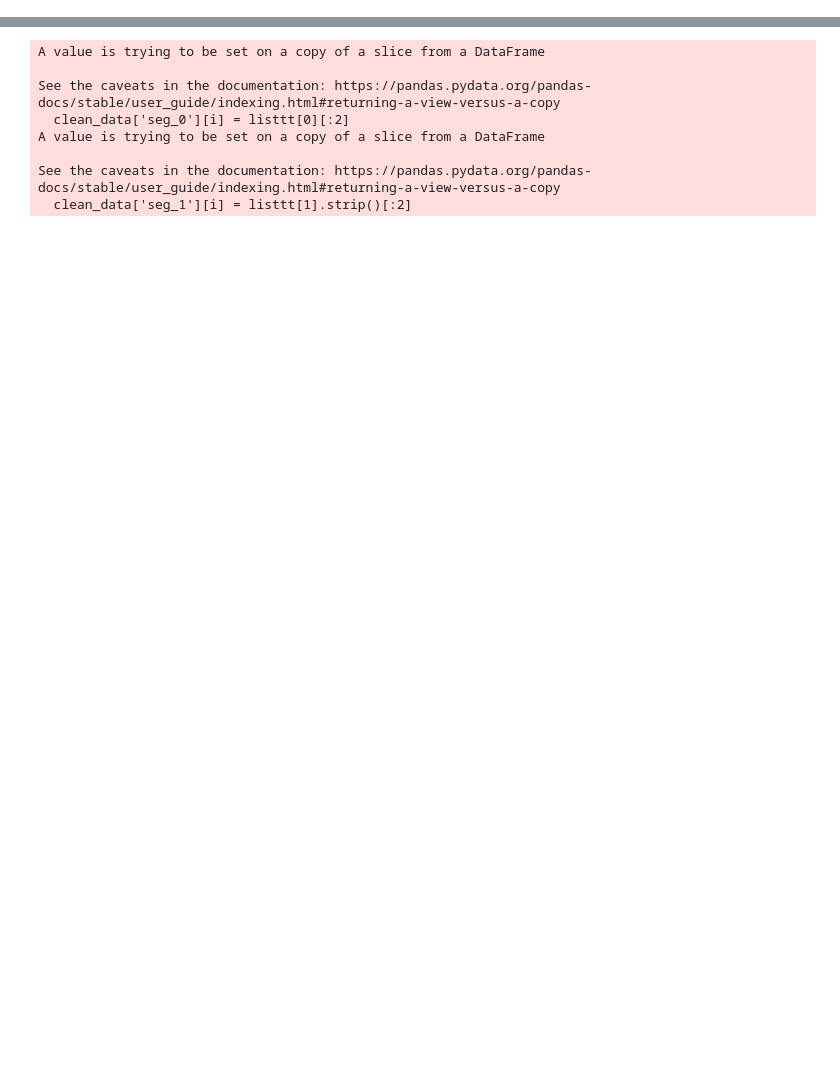
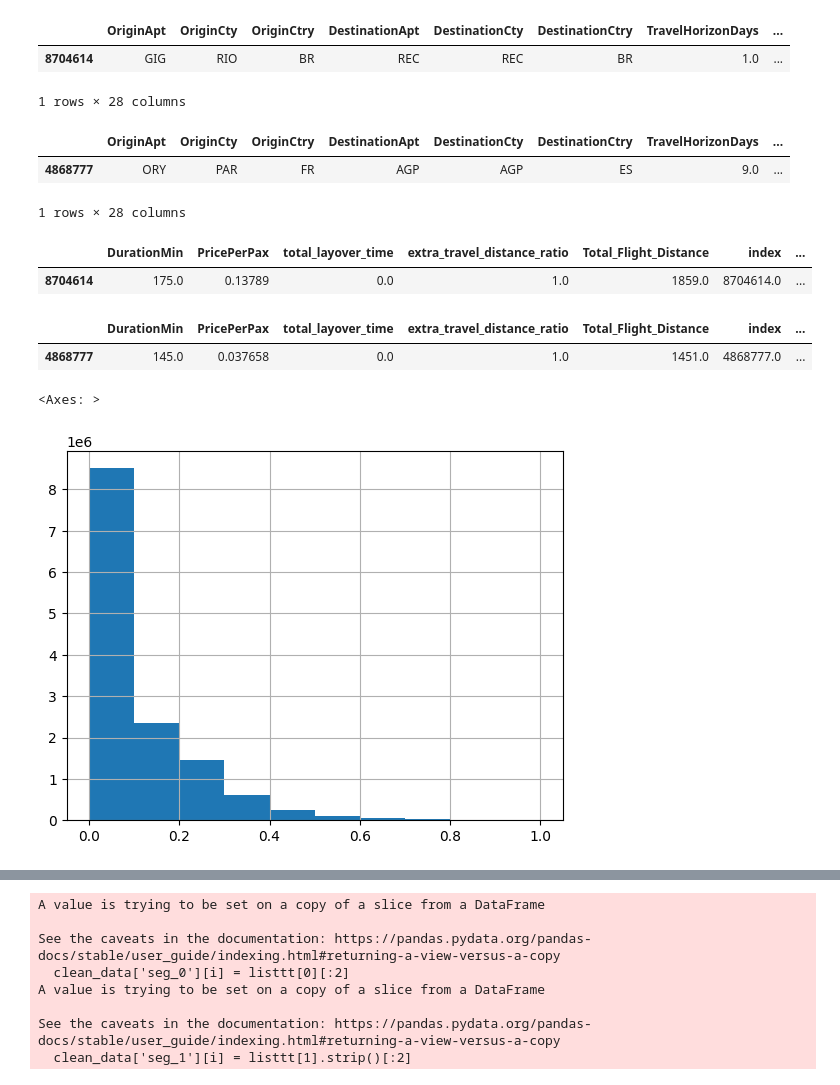
Before and after one commit to LaGenace/OptiFlyAi, a Jupyter notebook: Notebooks/ant_model_iterations.ipynb, the cells around one changed output, grey strips where cells are left out. Saved outputs shown, nothing was run; the diff lists cells and outputs as text; code cells hidden in the pictures; blank space fills up the shorter version.

```diff
--- a/Notebooks/ant_model_iterations.ipynb
+++ b/Notebooks/ant_model_iterations.ipynb
@@ -13,8 +15,10 @@ from sklearn.ensemble import RandomForestRegressor
 # %%
 columns = ['DurationMin', 'PricePerPax',
-           'total_layover_time', 'extra_travel_distance_ratio', 'Total_Flight_Distance']
+           'total_layover_time', 'extra_travel_distance_ratio', 'Total_Flight_Distance', 'index']
 
 encoding = ['OD']
+
+minmax = ['PricePerPax']
 
 # box_cox = ['PricePerPax', 'TravelDistanceKm']
 
@@ -22,6 +26,8 @@ encoding = ['OD']
 # %%
 # Reading the csv
 data = pd.read_csv('../raw_data/skyscanner_data_171223')
+
+data['index'] = data.index
 
 # Dropping NA data from specific columns
 no_nan = data.dropna(subset=['OriginApt', 'DestinationApt', 'DurationMin', 'PricePerPax', 'DestinationCtry'])
@@ -34,8 +40,13 @@ economy_flights = no_nan[(no_nan['PricePerPax'] > 0) & (no_nan['PricePerPax'] <
 distance_makes_sense_flights = economy_flights[(economy_flights["TravelDistanceKm"]<= economy_flights["Total_Flight_Distance"]) &
                                                (economy_flights["Total_Flight_Distance"] <= 5*economy_flights["TravelDistanceKm"])]
 
+#THIS SECTION IS A FIDDLE
+# Here i am removing low volumne data
+# precise_data = distance_makes_sense_flights[distance_makes_sense_flights['ODRedirects'] > 15].copy()
+
+
 # Creating processed data
-processed_data, scalers = all_preprocessing(distance_makes_sense_flights,columns, log_od_by_itredirects, 'log_od_by_itredirect', od_combined_encoding=True)
+processed_data, scalers = all_preprocessing(distance_makes_sense_flights, columns, log_od_by_itredirects, 'log_od_by_itredirect', min_max_scaling=minmax)
 # %% [output]
 A value is trying to be set on a copy of a slice from a DataFrame.
 Try using .loc[row_indexer,col_indexer] = value instead
@@ -56,0 +95,27 @@ See the caveats in the documentation: https://pandas.pydata.org/pandas-docs/stab
+# %%
+data[data['index'] == 8704614]
+# %% [output]
+|  | OriginApt | OriginCty | OriginCtry | DestinationApt | DestinationCty | DestinationCtry | TravelHorizonDays | ... |
+| 8704614 | GIG | RIO | BR | REC | REC | BR | 1.0 | ... |
+1 rows × 28 columns
+# %%
+data[data['index'] == 4868777]
+# %% [output]
+|  | OriginApt | OriginCty | OriginCtry | DestinationApt | DestinationCty | DestinationCtry | TravelHorizonDays | ... |
+| 4868777 | ORY | PAR | FR | AGP | AGP | ES | 9.0 | ... |
+1 rows × 28 columns
+# %%
+processed_data[processed_data['index'] == 8704614]
+# %% [output]
+|  | DurationMin | PricePerPax | total_layover_time | extra_travel_distance_ratio | Total_Flight_Distance | index | ... |
+| 8704614 | 175.0 | 0.13789 | 0.0 | 1.0 | 1859.0 | 8704614.0 | ... |
+# %%
+processed_data[processed_data['index'] == 4868777]
+# %% [output]
+|  | DurationMin | PricePerPax | total_layover_time | extra_travel_distance_ratio | Total_Flight_Distance | index | ... |
+| 4868777 | 145.0 | 0.037658 | 0.0 | 1.0 | 1451.0 | 4868777.0 | ... |
+# %%
+processed_data['PricePerPax'].hist()
+# %% [output]
+<Axes: >
+[figure, added]
```
Also changed, not shown: parts of 25 cells of this notebook.
